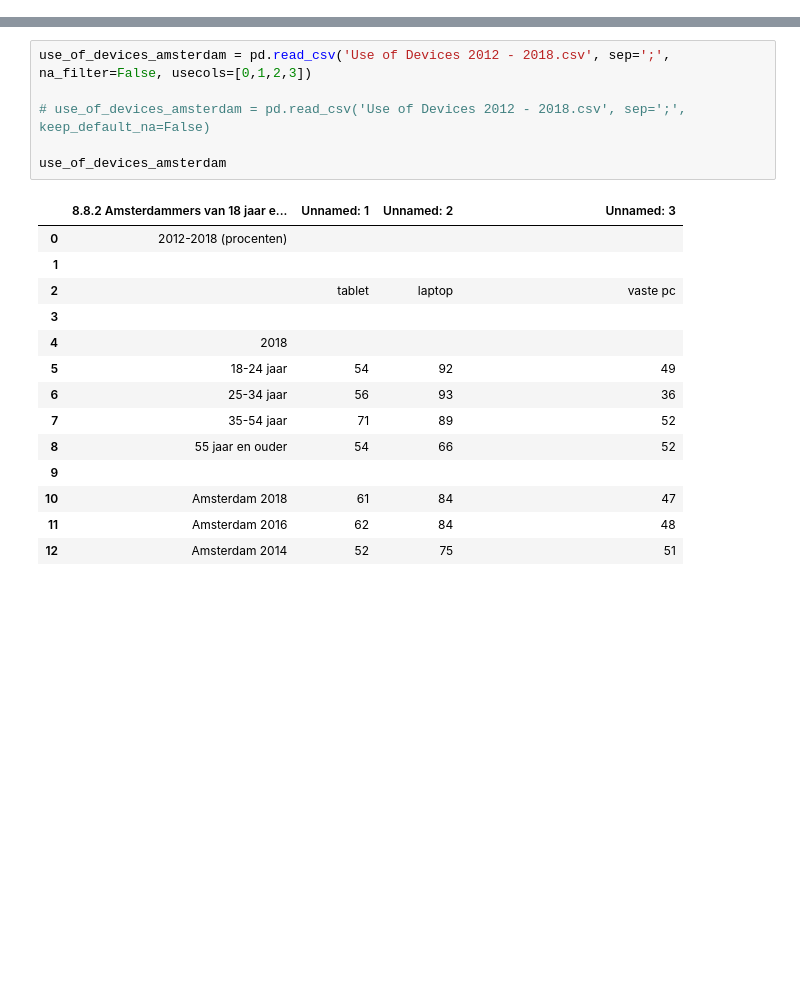
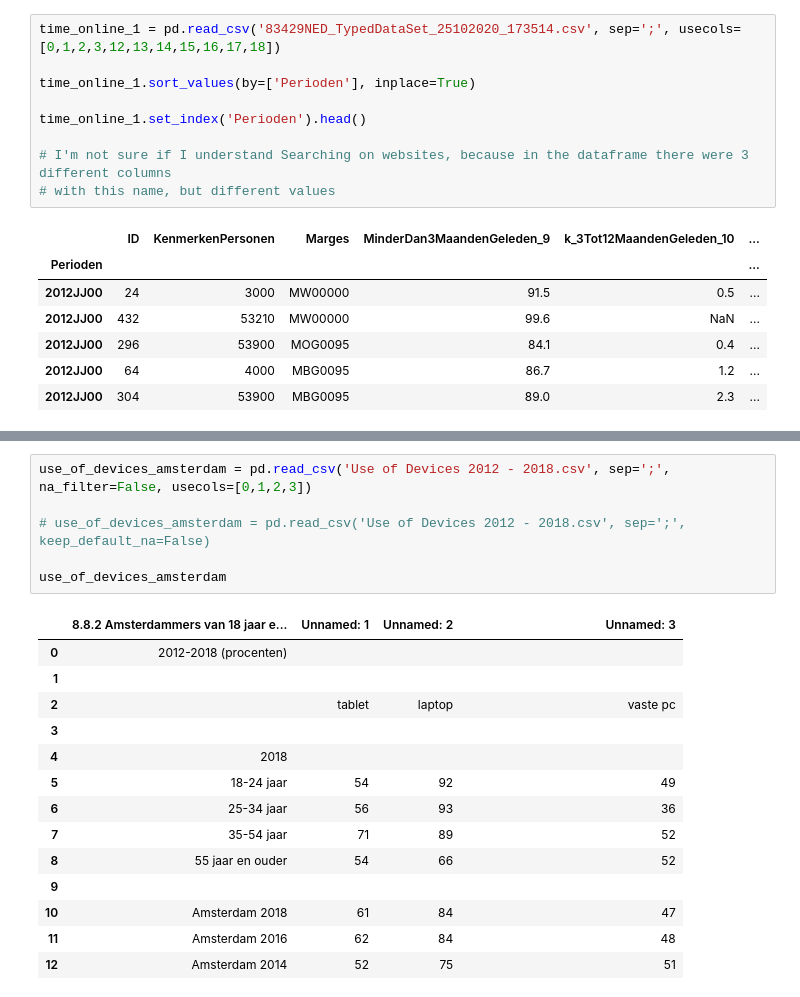
Before and after one commit to iswetha522/Amsterdam_Project, a Jupyter notebook: ProjectAmsterdam/DATA Project votes by age and time spend online.ipynb, the cells around one changed output, grey strips where cells are left out. Drawn from its saved outputs; the diff is of its cells as text; blank space fills up the shorter version.

```diff
--- a/ProjectAmsterdam/DATA Project votes by age and time spend online.ipynb
+++ b/ProjectAmsterdam/DATA Project votes by age and time spend online.ipynb
@@ -77,0 +67,17 @@ time_spend_online_extra.head()
+# %%
+time_online_1 = pd.read_csv('83429NED_TypedDataSet_25102020_173514.csv', sep=';', usecols=[0,1,2,3,12,13,14,15,16,17,18])
+
+time_online_1.sort_values(by=['Perioden'], inplace=True)
+
+time_online_1.set_index('Perioden').head()
+
+# I'm not sure if I understand Searching on websites, because in the dataframe there were 3 different columns
+# with this name, but different values
+# %% [output]
+|  | ID | KenmerkenPersonen | Marges | MinderDan3MaandenGeleden_9 | k_3Tot12MaandenGeleden_10 | ... |
+| Perioden |  |  |  |  |  | ... |
+| 2012JJ00 | 24 | 3000 | MW00000 | 91.5 | 0.5 | ... |
+| 2012JJ00 | 432 | 53210 | MW00000 | 99.6 | NaN | ... |
+| 2012JJ00 | 296 | 53900 | MOG0095 | 84.1 | 0.4 | ... |
+| 2012JJ00 | 64 | 4000 | MBG0095 | 86.7 | 1.2 | ... |
+| 2012JJ00 | 304 | 53900 | MBG0095 | 89.0 | 2.3 | ... |
```
Also changed, not shown: parts of 7 cells of this notebook, 10 other files.
